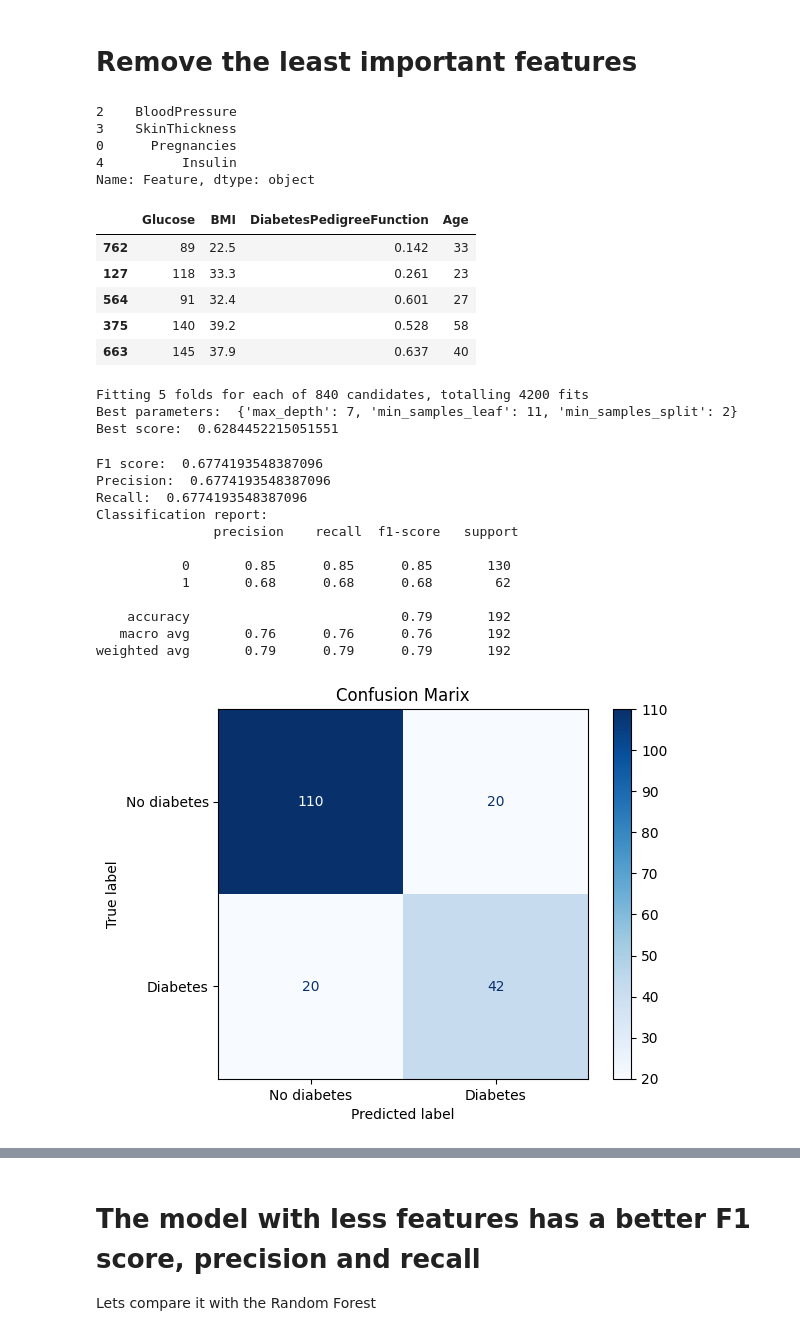
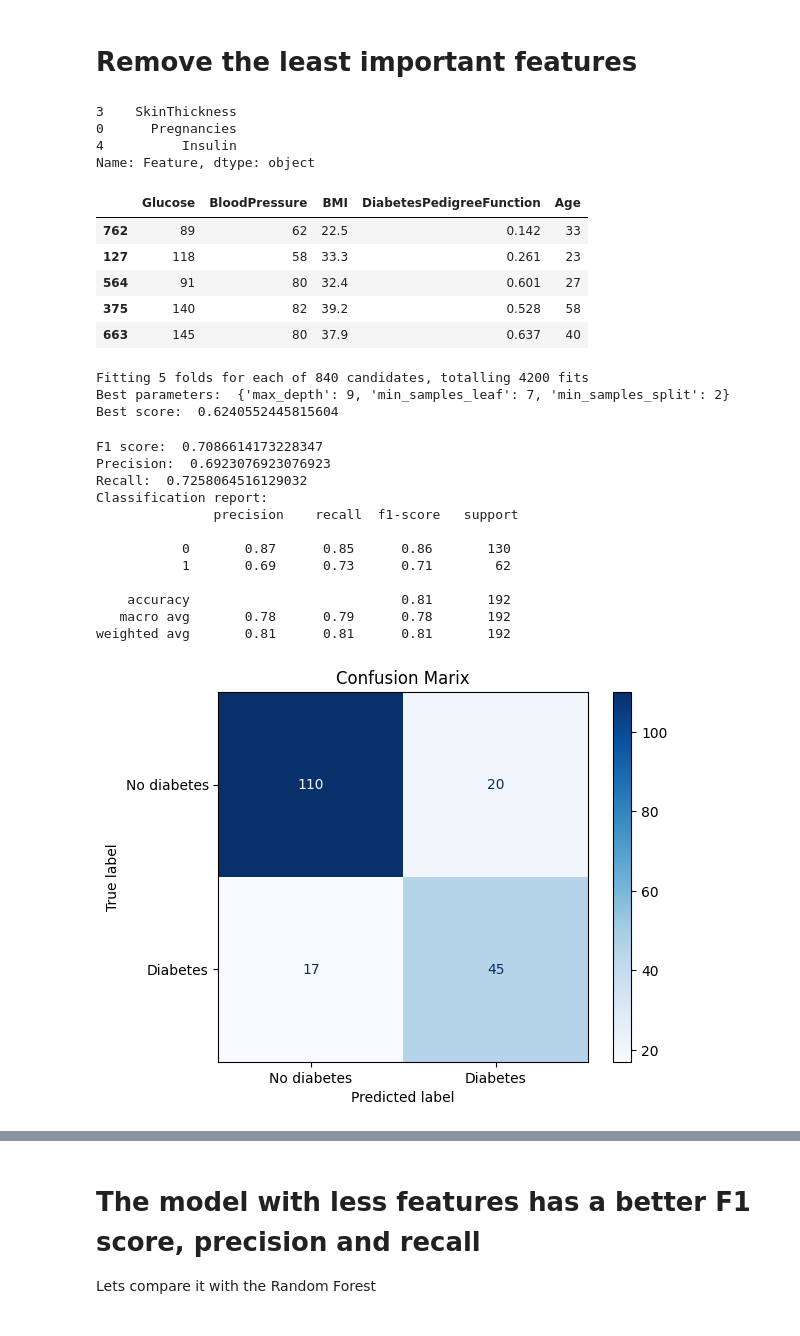
Before and after one commit to Timo4D/MachineLearning-SoSe2024, a Jupyter notebook: final_tree.ipynb, the cells around one changed output, grey strips where cells are left out. Drawn from its saved outputs; the diff is of its cells as text; code cells hidden in the pictures.

```diff
--- a/final_tree.ipynb
+++ b/final_tree.ipynb
@@ -186,24 +186,23 @@ plt.show()
 # %% [markdown]
 # Remove the least important features
 # %%
-print(importance_df.iloc[4:]['Feature'])
+print(importance_df.iloc[5:]['Feature'])
 # %% [output]
-2    BloodPressure
 3    SkinThickness
 0      Pregnancies
 4          Insulin
 Name: Feature, dtype: object
 # %%
-X_test_less = X_test.drop(importance_df['Feature'].iloc[4:], axis=1)
-X_train_less = X_train.drop(importance_df['Feature'].iloc[4:], axis=1)
+X_test_less = X_test.drop(importance_df['Feature'].iloc[5:], axis=1)
+X_train_less = X_train.drop(importance_df['Feature'].iloc[5:], axis=1)
 X_train_less.head()
 # %% [output]
-|  | Glucose | BMI | DiabetesPedigreeFunction | Age |
-| 762 | 89 | 22.5 | 0.142 | 33 |
-| 127 | 118 | 33.3 | 0.261 | 23 |
-| 564 | 91 | 32.4 | 0.601 | 27 |
-| 375 | 140 | 39.2 | 0.528 | 58 |
-| 663 | 145 | 37.9 | 0.637 | 40 |
+|  | Glucose | BloodPressure | BMI | DiabetesPedigreeFunction | Age |
+| 762 | 89 | 62 | 22.5 | 0.142 | 33 |
+| 127 | 118 | 58 | 33.3 | 0.261 | 23 |
+| 564 | 91 | 80 | 32.4 | 0.601 | 27 |
+| 375 | 140 | 82 | 39.2 | 0.528 | 58 |
+| 663 | 145 | 80 | 37.9 | 0.637 | 40 |
 # %%
 from sklearn.model_selection import GridSearchCV
 
@@ -219,8 +218,8 @@ print('Best parameters: ', grid_search_less.best_params_)
 print('Best score: ', grid_search_less.best_score_)
 # %% [output]
 Fitting 5 folds for each of 840 candidates, totalling 4200 fits
-Best parameters:  {'max_depth': 7, 'min_samples_leaf': 11, 'min_samples_split': 2}
-Best score:  0.6284452215051551
+Best parameters:  {'max_depth': 9, 'min_samples_leaf': 7, 'min_samples_split': 2}
+Best score:  0.6240552445815604
 # %%
 tree_less = DecisionTreeClassifier(**grid_search.best_params_, random_state=0)
 tree_less.fit(X_train_less, y_train)
@@ -231,22 +230,22 @@ print('Precision: ', precision_score(y_test, y_pred_less))
 print('Recall: ', recall_score(y_test, y_pred_less))
 print('Classification report: \n', classification_report(y_test, y_pred_less))
 # %% [output]
-F1 score:  0.6774193548387096
-Precision:  0.6774193548387096
-Recall:  0.6774193548387096
+F1 score:  0.7086614173228347
+Precision:  0.6923076923076923
+Recall:  0.7258064516129032
 Classification report:
                precision    recall  f1-score   support
 
-           0       0.85      0.85      0.85       130
-           1       0.68      0.68      0.68        62
+           0       0.87      0.85      0.86       130
+           1       0.69      0.73      0.71        62
 
-    accuracy                           0.79       192
-   macro avg       0.76      0.76      0.76       192
-weighted avg       0.79      0.79      0.79       192
+    accuracy                           0.81       192
+   macro avg       0.78      0.79      0.78       192
+weighted avg       0.81      0.81      0.81       192
 # %%
 plot_confusion_matrix(confusion_matrix(y_test, y_pred_less))
 # %% [output]
-[figure, old version]
+[figure, new version]
 # %%
 from sklearn.metrics import precision_recall_curve, roc_curve
 
```
Also changed, not shown: parts of 7 cells of this notebook.
